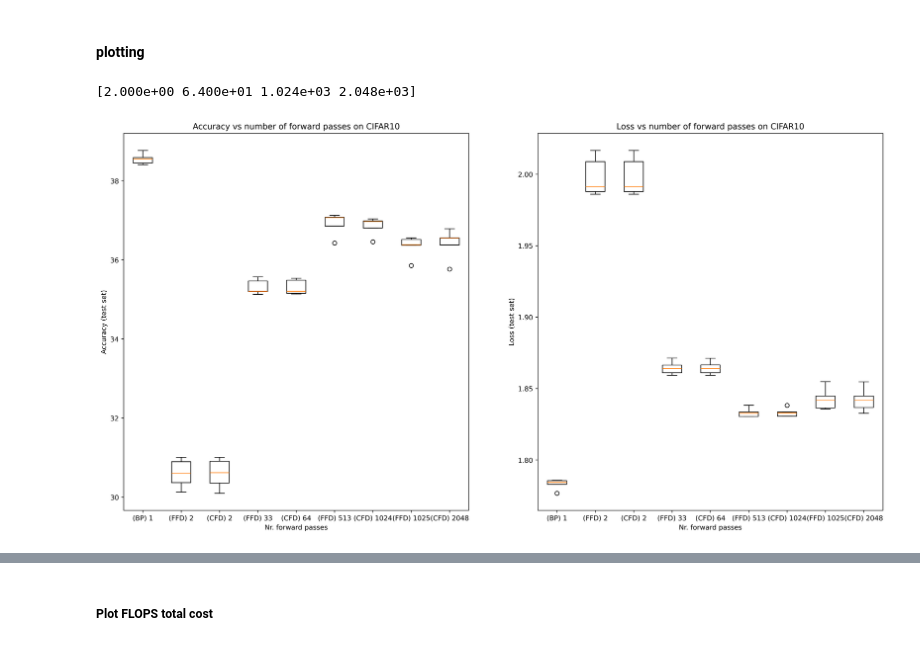
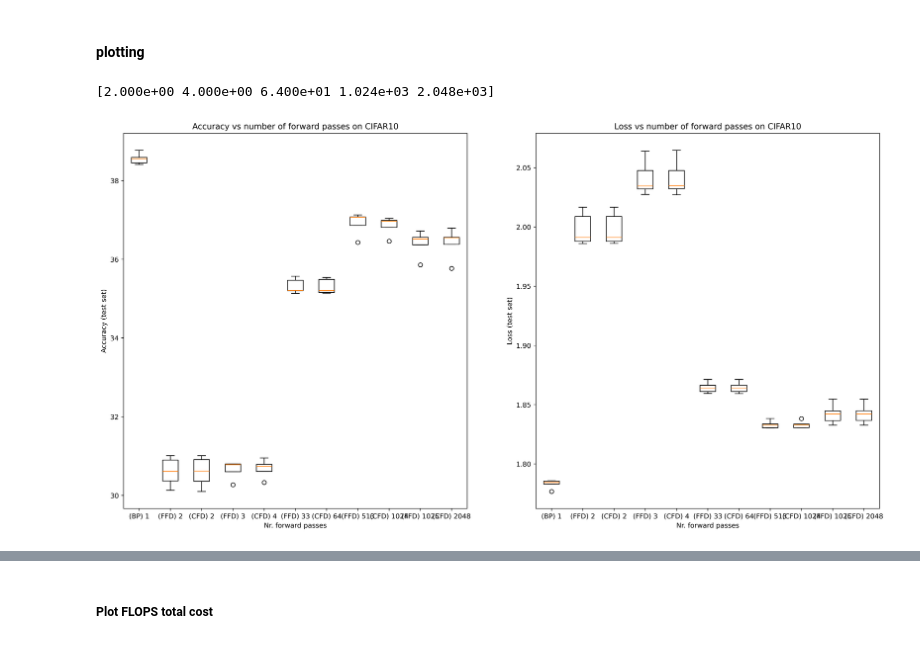
Before and after one commit to MKentKraus/2nd-Order-Perturbations, a Jupyter notebook: visualization.ipynb, the cells around one changed output, grey strips where cells are left out. Drawn from its saved outputs; the diff is of its cells as text; code cells hidden in the pictures.

```diff
--- a/visualization.ipynb
+++ b/visualization.ipynb
@@ -872,0 +856,17 @@ for stat in range(len(CFD_CIFAR10_increasing_perts_combined_stats) - 1):
+# %%
+CFD_CIFAR10_increasing_perts_combined_stats = CFD_CIFAR10_increasing_perts_stats.copy()
+FFD_CIFAR10_increasing_perts_combined_stats = FFD_CIFAR10_increasing_perts_stats.copy()
+
+for stat in range(len(CFD_CIFAR10_increasing_perts_combined_stats) - 1):
+
+    CFD_CIFAR10_increasing_perts_combined_stats[stat] = np.append(
+        CFD_CIFAR10_increasing_perts_stats[stat],
+        CFD_CIFAR10_increasing_perts2_stats[stat],
+        axis=0,
+    )
+    FFD_CIFAR10_increasing_perts_combined_stats[stat] = np.append(
+        FFD_CIFAR10_increasing_perts2_stats[stat],
+        FFD_CIFAR10_increasing_perts_stats[stat],
+        axis=0,
+    )
+print(FFD_CIFAR10_increasing_perts_combined_stats[4])
@@ -1111,6 +1143,9 @@ FFD_Cifar10_best1 = api.sweep("brai-lab/MetaWP/0jmmy50t")
 CFD_Cifar10_best1 = api.sweep(
     "brai-lab/MetaWP/hc97lew4"
 )  # sweep with 1, 32, 512 perturbations trained with learning rate best for 1 perturbation
+
+CFD_CIFAR10_2_best2 = api.sweep("brai-lab/MetaWP/guz2icgs")
+FFD_CIFAR10_2_best2 = api.sweep("brai-lab/MetaWP/g5fmbcod")
 
 
 CFD_CIFAR10_1024_best1024 = api.sweep("brai-lab/MetaWP/n40d7zev") #1024 perturbations trained with learning rate tuned for 1024 perturbations
@@ -1134,6 +1169,8 @@ _, CFD_cifar10_512 = get_metrics(CFD_CIFAR10_512_best512)
 _, FFD_cifar10_512 = get_metrics(FFD_CIFAR10_512_best512)
 _, CFD_cifar10_32 = get_metrics(CFD_CIFAR10_32_best32)
 _, FFD_cifar10_32 = get_metrics(FFD_CIFAR10_32_best32)
+_, CFD_cifar10_2 = get_metrics(CFD_CIFAR10_2_best2)
+_, FFD_cifar10_2 = get_metrics(FFD_CIFAR10_2_best2)
 # %%
 CFD_stats = CFD_CIFAR10_stats.copy()
 FFD_stats = FFD_CIFAR10_stats.copy()
@@ -1144,6 +1181,11 @@ for stat in range(len(CFD_stats) - 1):
     FFD_stats[stat] = FFD_stats[stat][-5:]  # cut down to only the 1 perturbation case
 
     print(stat)
+    CFD_stats[stat] = np.append(
+        CFD_stats[stat],
+        CFD_cifar10_2[stat],
+        axis=0,
+    )
     CFD_stats[stat] = np.append(
         CFD_stats[stat],
         CFD_cifar10_32[stat],
@@ -1160,7 +1202,11 @@ for stat in range(len(CFD_stats) - 1):
         CFD_cifar10_1024[stat],
         axis=0,
     )
-
+    FFD_stats[stat] = np.append(
+        FFD_stats[stat],
+        FFD_cifar10_2[stat],
+        axis=0,
+    )
     FFD_stats[stat] = np.append(
         FFD_stats[stat],
         FFD_cifar10_32[stat],
@@ -1225,10 +1271,10 @@ def make_boxplots(FFD_stats, CFD_stats, BP_stats, num_groups, name):
 # %% [markdown]
 #### plotting
 # %%
-make_boxplots(FFD_stats, CFD_stats, BP_CIFAR10_test_stats, 4, "CIFAR10")
+make_boxplots(FFD_stats, CFD_stats, BP_CIFAR10_test_stats, 5, "CIFAR10")
 # %% [output]
-[2.000e+00 6.400e+01 1.024e+03 2.048e+03]
+[2.000e+00 4.000e+00 6.400e+01 1.024e+03 2.048e+03]
-[figure, old version]
+[figure, new version]
 # %%
 print(Flops_2)
 Flops_vals_list = np.array(list(Flops_2.values()))
```
Also changed, not shown: parts of 12 cells of this notebook.
